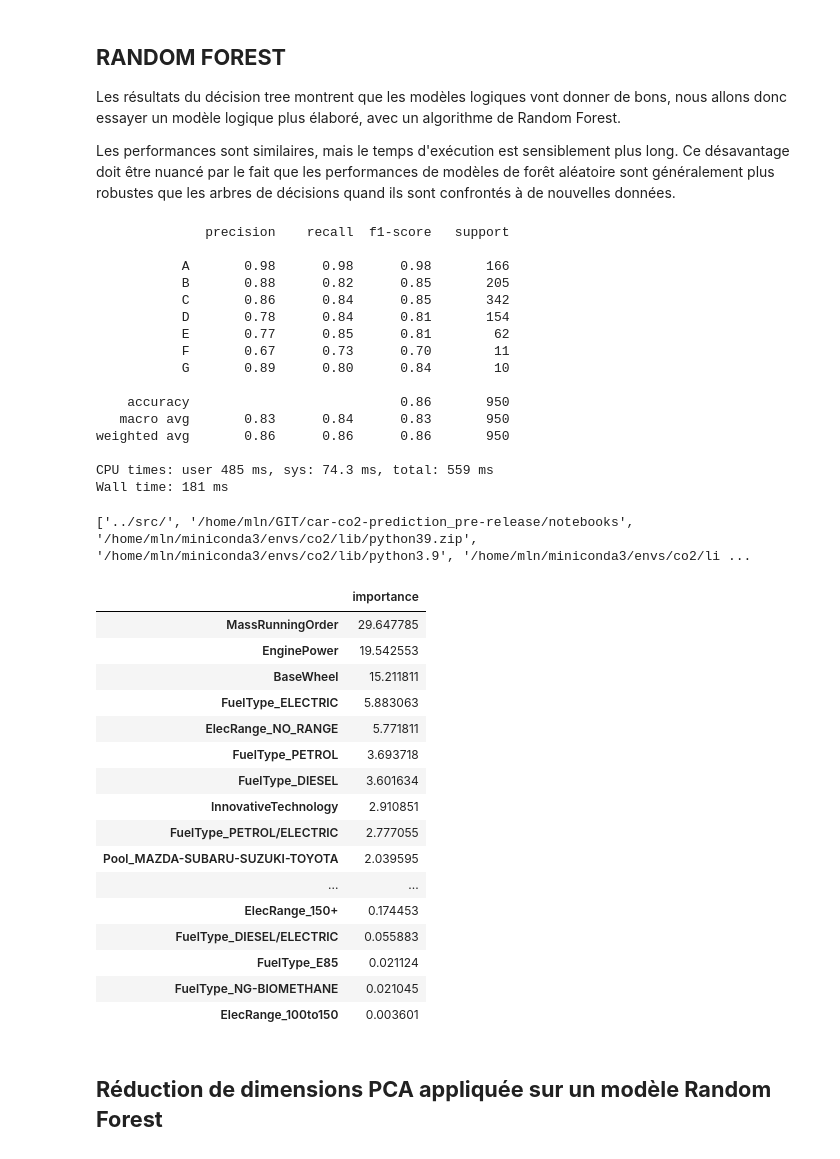
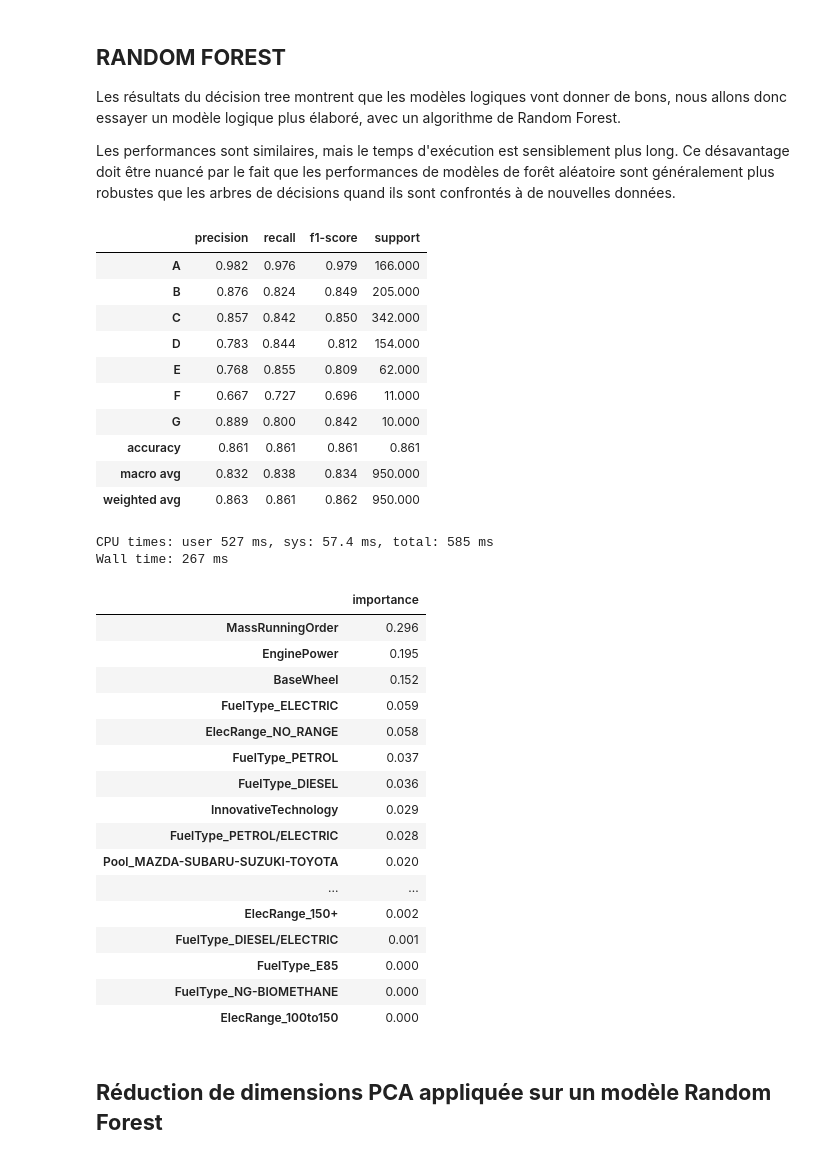
Before and after one commit to MatthieuLeNozach/car-co2-prediction_pre-release, a Jupyter notebook: notebooks/classification_v200.ipynb, the cells around one changed output. Saved outputs shown, nothing was run; the diff lists cells and outputs as text; code cells hidden in the pictures.

```diff
--- a/notebooks/classification_v200.ipynb
+++ b/notebooks/classification_v200.ipynb
@@ -175,11 +145,3 @@ Wall time: 18.3 ms
 # %% [markdown]
 On va étudier l'ordre d'importance de nos features.
 Sur plusieurs essais, l'importance des caractéristiques `"EnginePower"` et `"MassRunningOrder"` dominent nettement pour la classification par arbre de décision
-# %%
-feats = {}
-for feature, importance in zip(data.columns, dtc.feature_importances_):
-    feats[feature] = importance
-
-importances  = pd.DataFrame.from_dict(feats, orient='index').rename(columns={0:'importance'})
-importances = importances.sort_values(by='importance', ascending=False)
-importances
@@ -223,27 +187,21 @@ Ce désavantage doit être nuancé par le fait que les performances de modèles
 %%time
 rfc = RandomForestClassifier(n_estimators=200, criterion='entropy', n_jobs=-1, random_state=42)
 rfc.fit(X_train, y_train)
+rfc_pred = rfc.predict(X_test)
 
-rfc_pred = rfc.predict(X_test)
-print(classification_report(y_test, rfc_pred))
+co2.viz.plot_confusion_matrix(y_test, rfc_pred, palette='Greens', classes=dtc.classes_)
+co2.styles.display_classification_report(y_test, rfc_pred)
 # %% [output]
+|  | precision | recall | f1-score | support |
+| A | 0.982 | 0.976 | 0.979 | 166.000 |
+| B | 0.876 | 0.824 | 0.849 | 205.000 |
+| C | 0.857 | 0.842 | 0.850 | 342.000 |
+| D | 0.783 | 0.844 | 0.812 | 154.000 |
+| E | 0.768 | 0.855 | 0.809 | 62.000 |
+| F | 0.667 | 0.727 | 0.696 | 11.000 |
+| G | 0.889 | 0.800 | 0.842 | 10.000 |
+| accuracy | 0.861 | 0.861 | 0.861 | 0.861 |
+| macro avg | 0.832 | 0.838 | 0.834 | 950.000 |
+| weighted avg | 0.863 | 0.861 | 0.862 | 950.000 |
-              precision    recall  f1-score   support
-
-           A       0.98      0.98      0.98       166
-           B       0.88      0.82      0.85       205
-           C       0.86      0.84      0.85       342
-           D       0.78      0.84      0.81       154
-           E       0.77      0.85      0.81        62
-           F       0.67      0.73      0.70        11
-           G       0.89      0.80      0.84        10
-
-    accuracy                           0.86       950
-   macro avg       0.83      0.84      0.83       950
-weighted avg       0.86      0.86      0.86       950
-
-CPU times: user 485 ms, sys: 74.3 ms, total: 559 ms
-Wall time: 181 ms
+CPU times: user 527 ms, sys: 57.4 ms, total: 585 ms
+Wall time: 267 ms
-# %%
-print(sys.path)
-# %% [output]
-['../src/', '/home/mln/GIT/car-co2-prediction_pre-release/notebooks', '/home/mln/miniconda3/envs/co2/lib/python39.zip', '/home/mln/miniconda3/envs/co2/lib/python3.9', '/home/mln/miniconda3/envs/co2/li ...
@@ -252,30 +208,29 @@ viz.plot_confusion_matrix(y_test, rfc_pred, 'Greens')
 # %%
 feats = {}
 for feature, importance in zip(data.columns, rfc.feature_importances_):
     feats[feature] = importance
 
 importances  = pd.DataFrame.from_dict(feats, orient='index').rename(columns={0:'importance'})
-importances['importance'] *= 100
 importances = importances.sort_values(by='importance', ascending=False)
-importances
+co2.styles.displayer(importances, n=None)
 # %% [output]
 |  | importance |
-| MassRunningOrder | 29.647785 |
-| EnginePower | 19.542553 |
-| BaseWheel | 15.211811 |
-| FuelType_ELECTRIC | 5.883063 |
-| ElecRange_NO_RANGE | 5.771811 |
-| FuelType_PETROL | 3.693718 |
-| FuelType_DIESEL | 3.601634 |
-| InnovativeTechnology | 2.910851 |
-| FuelType_PETROL/ELECTRIC | 2.777055 |
-| Pool_MAZDA-SUBARU-SUZUKI-TOYOTA | 2.039595 |
+| MassRunningOrder | 0.296 |
+| EnginePower | 0.195 |
+| BaseWheel | 0.152 |
+| FuelType_ELECTRIC | 0.059 |
+| ElecRange_NO_RANGE | 0.058 |
+| FuelType_PETROL | 0.037 |
+| FuelType_DIESEL | 0.036 |
+| InnovativeTechnology | 0.029 |
+| FuelType_PETROL/ELECTRIC | 0.028 |
+| Pool_MAZDA-SUBARU-SUZUKI-TOYOTA | 0.020 |
 | ... | ... |
-| ElecRange_150+ | 0.174453 |
-| FuelType_DIESEL/ELECTRIC | 0.055883 |
-| FuelType_E85 | 0.021124 |
-| FuelType_NG-BIOMETHANE | 0.021045 |
-| ElecRange_100to150 | 0.003601 |
+| ElecRange_150+ | 0.002 |
+| FuelType_DIESEL/ELECTRIC | 0.001 |
+| FuelType_E85 | 0.000 |
+| FuelType_NG-BIOMETHANE | 0.000 |
+| ElecRange_100to150 | 0.000 |
 # %% [markdown]
 ## **Réduction de dimensions PCA appliquée sur un modèle Random Forest**
 # %%
```
Also changed, not shown: parts of 16 cells of this notebook, 54 other files.
